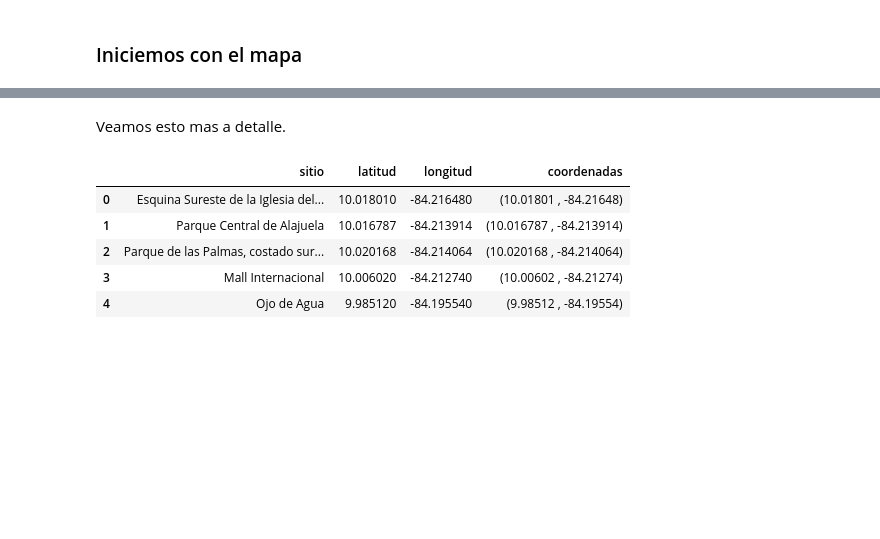
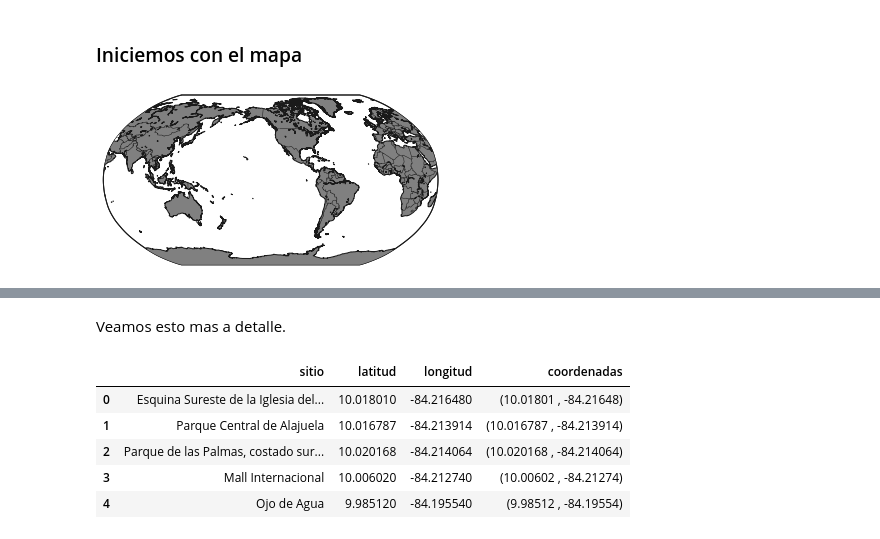
Before and after one commit to tian2992/notebooks_dateros, a Jupyter notebook: 04-basemap/04-mapas.ipynb, the cells around one changed output, grey strips where cells are left out. Cells and saved outputs as stored; diff of their text form; code cells hidden in the pictures; blank space fills up the shorter version.

```diff
--- a/04-basemap/04-mapas.ipynb
+++ b/04-basemap/04-mapas.ipynb
@@ -82,3 +84,13 @@ quakes.head()
 # %% [markdown]
 ### Iniciemos con el mapa
+# %%
+eq_map = Basemap(projection='robin', resolution = 'l', area_thresh = 1000.0,
+              lat_0=0, lon_0=-130)
+eq_map.drawcoastlines()
+eq_map.drawcountries()
+eq_map.fillcontinents(color = 'gray')
+eq_map.drawmapboundary()
+plt.show()
+# %% [output]
+[figure, added]
 # %%
```
Also changed, not shown: parts of 10 cells of this notebook.
